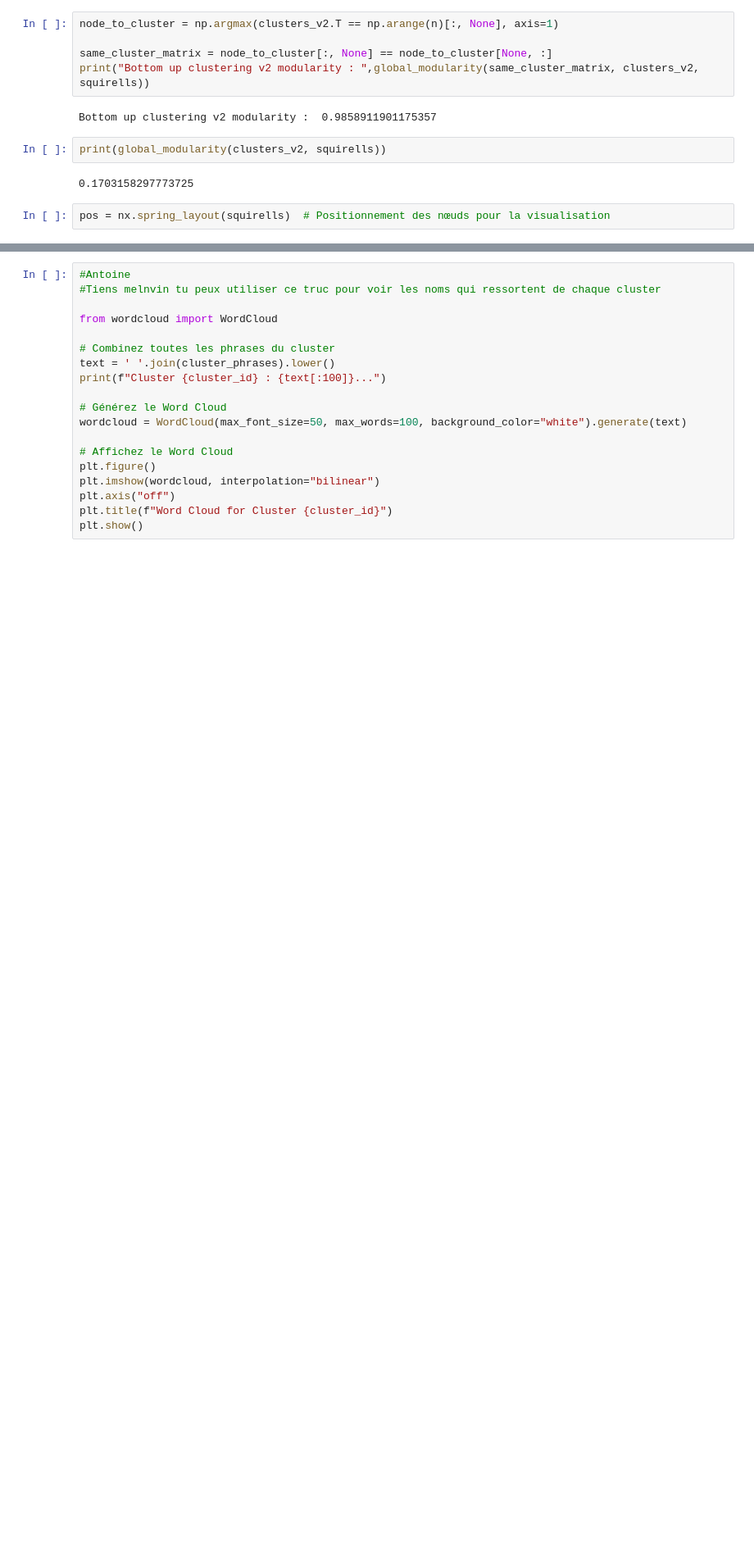
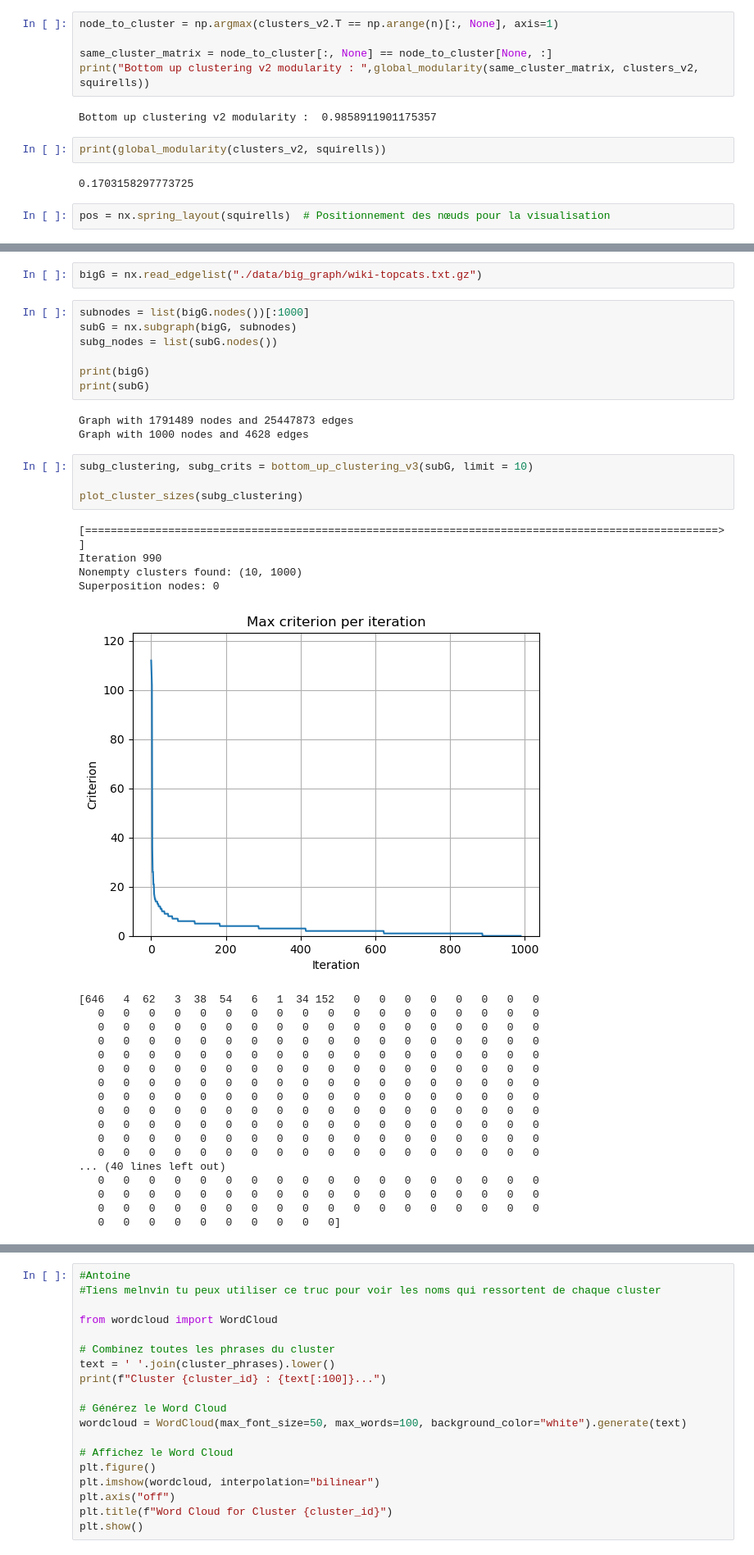
Before and after one commit to MelvinGode/Wikipedia-Clusteing, a Jupyter notebook: bottom_up.ipynb, the cells around one changed output, grey strips where cells are left out. Shown: that part at 82% size. Drawn from its saved outputs; the diff is of its cells as text; blank space fills up the shorter version.

```diff
--- a/bottom_up.ipynb
+++ b/bottom_up.ipynb
@@ -452,0 +555,39 @@ Random assignment clustering modularity :  -0.15564024927831208
+# %%
+bigG = nx.read_edgelist("./data/big_graph/wiki-topcats.txt.gz")
+# %%
+subnodes = list(bigG.nodes())[:1000]
+subG = nx.subgraph(bigG, subnodes)
+subg_nodes = list(subG.nodes())
+
+print(bigG)
+print(subG)
+# %% [output]
+Graph with 1791489 nodes and 25447873 edges
+Graph with 1000 nodes and 4628 edges
+# %%
+subg_clustering, subg_crits = bottom_up_clustering_v3(subG, limit = 10)
+
+plot_cluster_sizes(subg_clustering)
+# %% [output]
+[===================================================================================================> ]
+Iteration 990
+Nonempty clusters found: (10, 1000)
+Superposition nodes: 0
+[figure, added]
+[646   4  62   3  38  54   6   1  34 152   0   0   0   0   0   0   0   0
+   0   0   0   0   0   0   0   0   0   0   0   0   0   0   0   0   0   0
+   0   0   0   0   0   0   0   0   0   0   0   0   0   0   0   0   0   0
+   0   0   0   0   0   0   0   0   0   0   0   0   0   0   0   0   0   0
+   0   0   0   0   0   0   0   0   0   0   0   0   0   0   0   0   0   0
+   0   0   0   0   0   0   0   0   0   0   0   0   0   0   0   0   0   0
+   0   0   0   0   0   0   0   0   0   0   0   0   0   0   0   0   0   0
+   0   0   0   0   0   0   0   0   0   0   0   0   0   0   0   0   0   0
+   0   0   0   0   0   0   0   0   0   0   0   0   0   0   0   0   0   0
+   0   0   0   0   0   0   0   0   0   0   0   0   0   0   0   0   0   0
+   0   0   0   0   0   0   0   0   0   0   0   0   0   0   0   0   0   0
+   0   0   0   0   0   0   0   0   0   0   0   0   0   0   0   0   0   0
+... (40 lines left out)
+   0   0   0   0   0   0   0   0   0   0   0   0   0   0   0   0   0   0
+   0   0   0   0   0   0   0   0   0   0   0   0   0   0   0   0   0   0
+   0   0   0   0   0   0   0   0   0   0   0   0   0   0   0   0   0   0
+   0   0   0   0   0   0   0   0   0   0]
```
Also changed, not shown: parts of 22 cells of this notebook.
